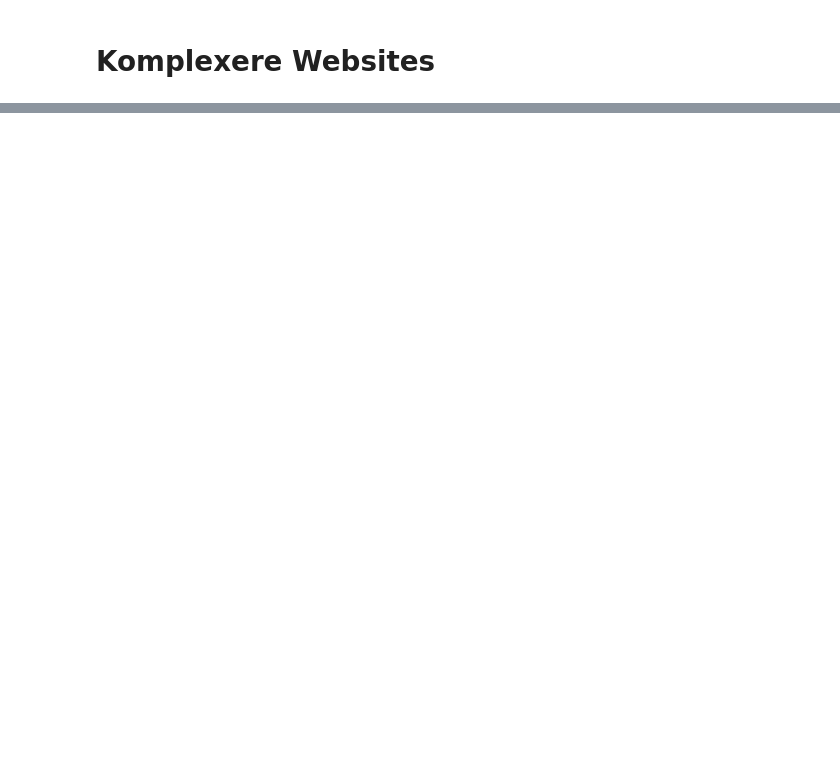
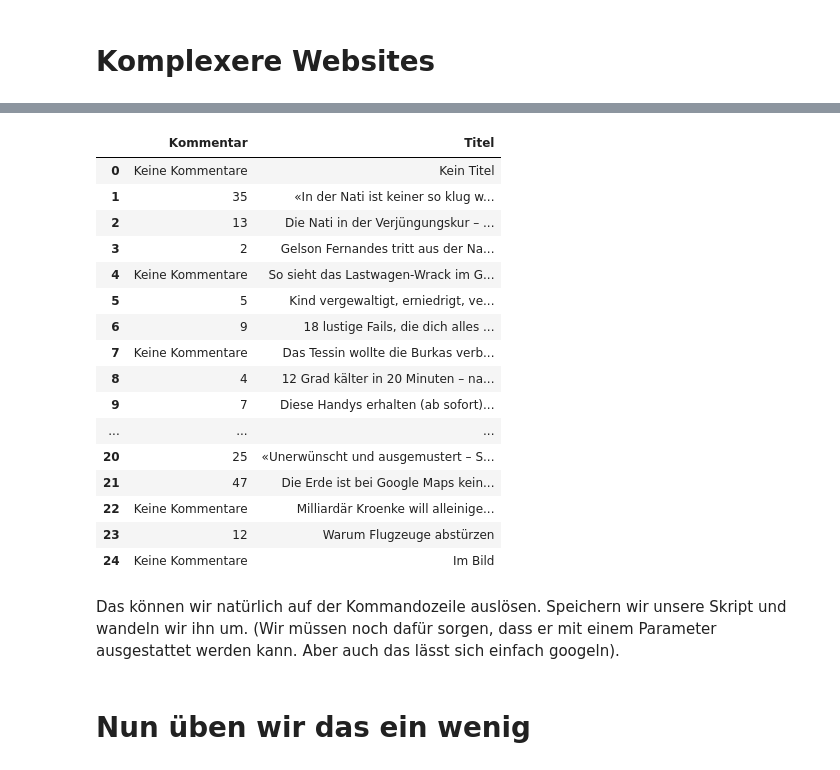
Before and after one commit to MAZ-CAS-DDJ/kurs_18_19, a Jupyter notebook: 06 APIs, Scraping I/03 BeautifulSoup .ipynb, the cells around one changed output, grey strips where cells are left out. Drawn from its saved outputs; the diff is of its cells as text; code cells hidden in the pictures; blank space fills up the shorter version.

```diff
--- a/06 APIs, Scraping I/03 BeautifulSoup .ipynb
+++ b/06 APIs, Scraping I/03 BeautifulSoup .ipynb
@@ -224,0 +293,46 @@ r.text
+# %%
+def kommentarezählen(url):
+
+    r = requests.get(url)
+    soup = BeautifulSoup(r.text,'xml')
+    storybox = soup.find_all('div', {'class':'text'})
+
+    lst = []
+    for elem in storybox:
+        try: #Hier kannn man mit Fehlern umgehen. Man muss allerdings spärlcih damit umgehen.
+            t = elem.find('h2').text
+        except:
+            t = 'Kein Titel'
+        try:
+            k = elem.find('a', {'class':'standard comments'}).text.replace("\n", "")
+        except:
+            k = 'Keine Kommentare'
+        mini_dict = {'Titel': t,
+                 'Kommentar': k}
+        lst.append(mini_dict)
+
+    return pd.DataFrame(lst)
+# %%
+kommentarezählen('https://www.watson.ch/')
+# %% [output]
+|  | Kommentar | Titel |
+| 0 | Keine Kommentare | Kein Titel |
+| 1 | 35 | «In der Nati ist keiner so klug w... |
+| 2 | 13 | Die Nati in der Verjüngungskur – ... |
+| 3 | 2 | Gelson Fernandes tritt aus der Na... |
+| 4 | Keine Kommentare | So sieht das Lastwagen-Wrack im G... |
+| 5 | 5 | Kind vergewaltigt, erniedrigt, ve... |
+| 6 | 9 | 18 lustige Fails, die dich alles ... |
+| 7 | Keine Kommentare | Das Tessin wollte die Burkas verb... |
+| 8 | 4 | 12 Grad kälter in 20 Minuten – na... |
+| 9 | 7 | Diese Handys erhalten (ab sofort)... |
+| ... | ... | ... |
+| 20 | 25 | «Unerwünscht und ausgemustert – S... |
+| 21 | 47 | Die Erde ist bei Google Maps kein... |
+| 22 | Keine Kommentare | Milliardär Kroenke will alleinige... |
+| 23 | 12 | Warum Flugzeuge abstürzen |
+| 24 | Keine Kommentare | Im Bild |
+# %% [markdown]
+Das können wir natürlich auf der Kommandozeile auslösen. Speichern wir unsere Skript und wandeln wir ihn um. (Wir müssen noch dafür sorgen, dass er mit einem Parameter ausgestattet werden kann. Aber auch das lässt sich einfach googeln).
+# %% [markdown]
+# Nun üben wir das ein wenig
```
Also changed, not shown: parts of 39 cells of this notebook, 2 other files.
